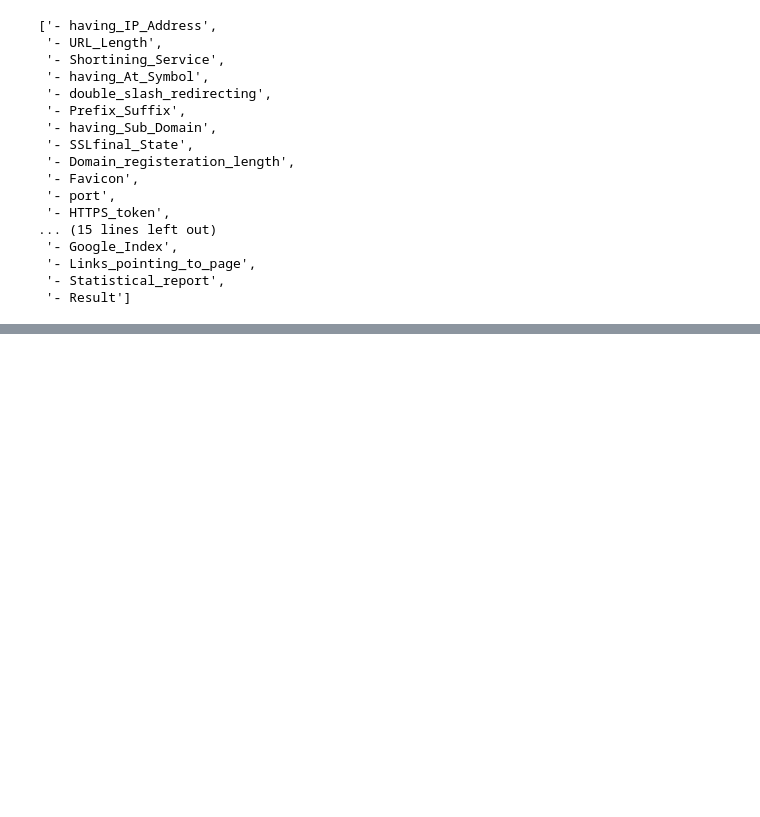
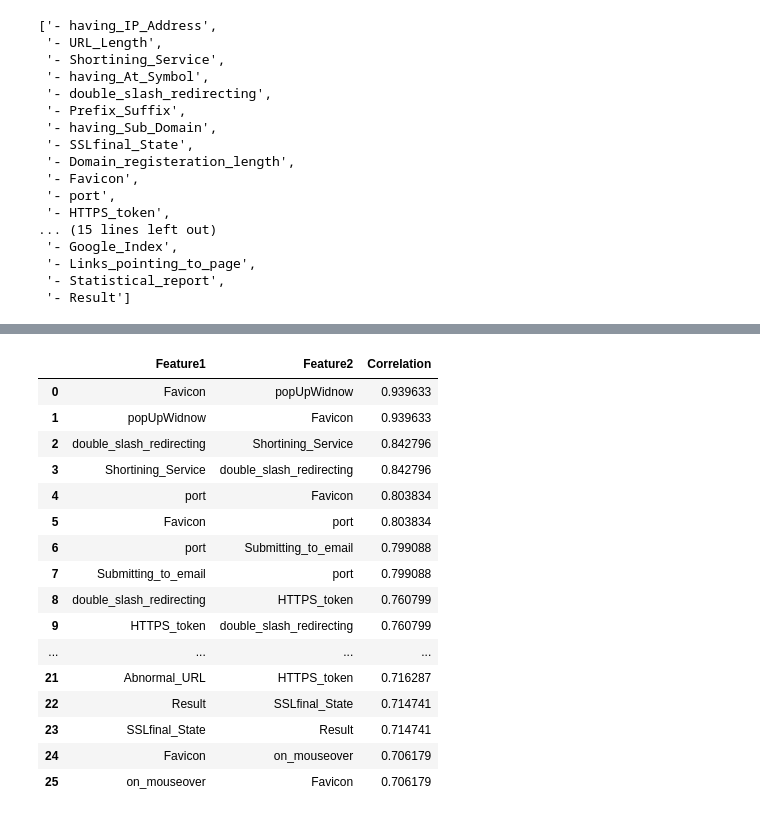
Before and after one commit to theserenecoder/Phishing_Website_Prediction, a Jupyter notebook: Notebook/EDA.ipynb, the cells around one changed output, grey strips where cells are left out. Saved outputs shown, nothing was run; the diff lists cells and outputs as text; code cells hidden in the pictures; blank space fills up the shorter version.

```diff
--- a/Notebook/EDA.ipynb
+++ b/Notebook/EDA.ipynb
@@ -127,0 +185,20 @@ updated_col
+# %%
+high_corr_pair.sort_values(by='Correlation', ascending=False, ignore_index=True)
+# %% [output]
+|  | Feature1 | Feature2 | Correlation |
+| 0 | Favicon | popUpWidnow | 0.939633 |
+| 1 | popUpWidnow | Favicon | 0.939633 |
+| 2 | double_slash_redirecting | Shortining_Service | 0.842796 |
+| 3 | Shortining_Service | double_slash_redirecting | 0.842796 |
+| 4 | port | Favicon | 0.803834 |
+| 5 | Favicon | port | 0.803834 |
+| 6 | port | Submitting_to_email | 0.799088 |
+| 7 | Submitting_to_email | port | 0.799088 |
+| 8 | double_slash_redirecting | HTTPS_token | 0.760799 |
+| 9 | HTTPS_token | double_slash_redirecting | 0.760799 |
+| ... | ... | ... | ... |
+| 21 | Abnormal_URL | HTTPS_token | 0.716287 |
+| 22 | Result | SSLfinal_State | 0.714741 |
+| 23 | SSLfinal_State | Result | 0.714741 |
+| 24 | Favicon | on_mouseover | 0.706179 |
+| 25 | on_mouseover | Favicon | 0.706179 |
```
Also changed, not shown: parts of 12 cells of this notebook, 6 other files.
